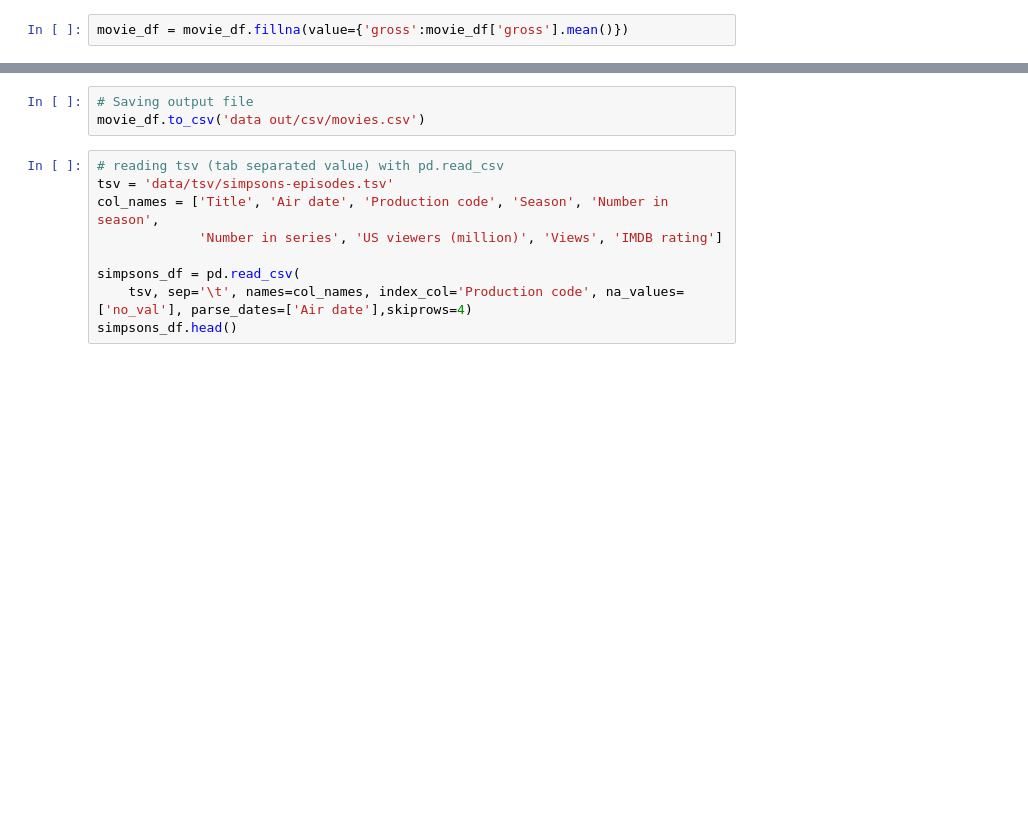
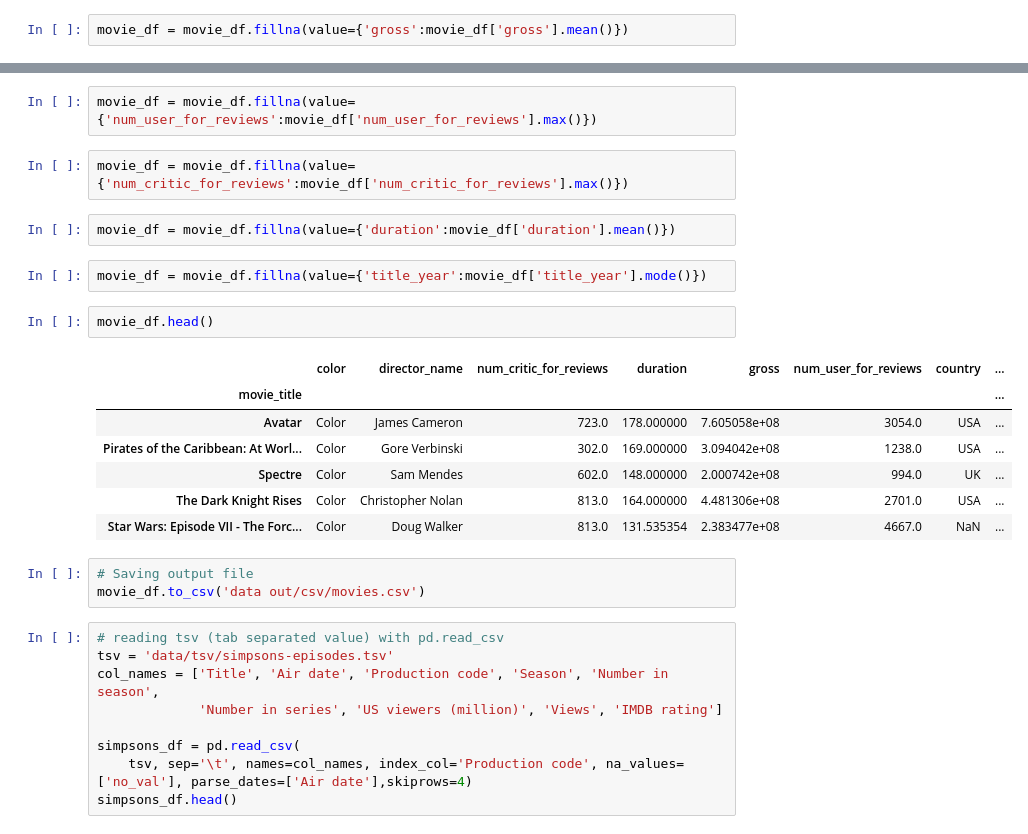
Before and after one commit to roynozoa/Data-Analysis-with-Python, a Jupyter notebook: 8. Reading Files.ipynb, the cells around one changed output, grey strips where cells are left out. Saved outputs shown, nothing was run; the diff lists cells and outputs as text; blank space fills up the shorter version.

```diff
--- a/8. Reading Files.ipynb
+++ b/8. Reading Files.ipynb
@@ -168,3 +175,21 @@ memory usage: 7.8+ KB
+# %%
+movie_df = movie_df.fillna(value={'num_user_for_reviews':movie_df['num_user_for_reviews'].max()})
+# %%
+movie_df = movie_df.fillna(value={'num_critic_for_reviews':movie_df['num_critic_for_reviews'].max()})
+# %%
+movie_df = movie_df.fillna(value={'duration':movie_df['duration'].mean()})
+# %%
+movie_df = movie_df.fillna(value={'title_year':movie_df['title_year'].mode()})
+# %%
+movie_df.head()
+# %% [output]
+|  | color | director_name | num_critic_for_reviews | duration | gross | num_user_for_reviews | country | ... |
+| movie_title |  |  |  |  |  |  |  | ... |
+| Avatar | Color | James Cameron | 723.0 | 178.000000 | 7.605058e+08 | 3054.0 | USA | ... |
+| Pirates of the Caribbean: At Worl... | Color | Gore Verbinski | 302.0 | 169.000000 | 3.094042e+08 | 1238.0 | USA | ... |
+| Spectre | Color | Sam Mendes | 602.0 | 148.000000 | 2.000742e+08 | 994.0 | UK | ... |
+| The Dark Knight Rises | Color | Christopher Nolan | 813.0 | 164.000000 | 4.481306e+08 | 2701.0 | USA | ... |
+| Star Wars: Episode VII - The Forc... | Color | Doug Walker | 813.0 | 131.535354 | 2.383477e+08 | 4667.0 | NaN | ... |
 # %%
 # Saving output file
 movie_df.to_csv('data out/csv/movies.csv')
```
Also changed, not shown: parts of 9 cells of this notebook, 2 other files.
